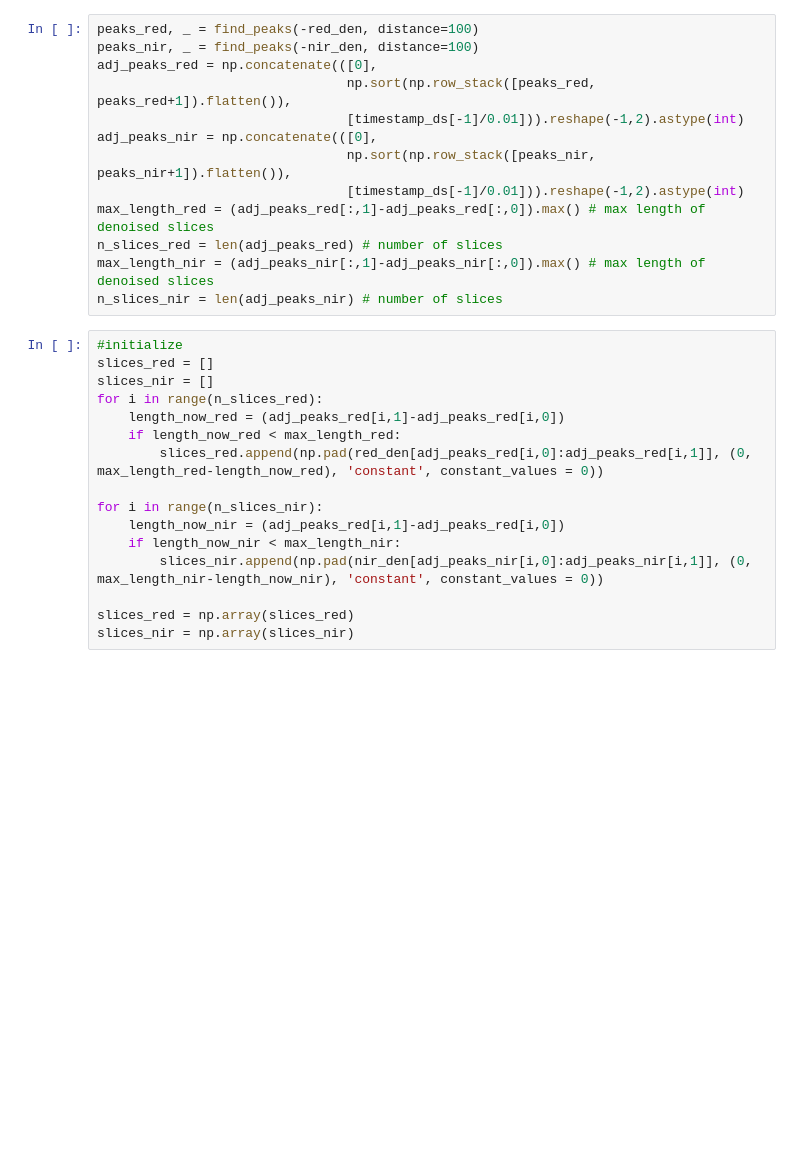
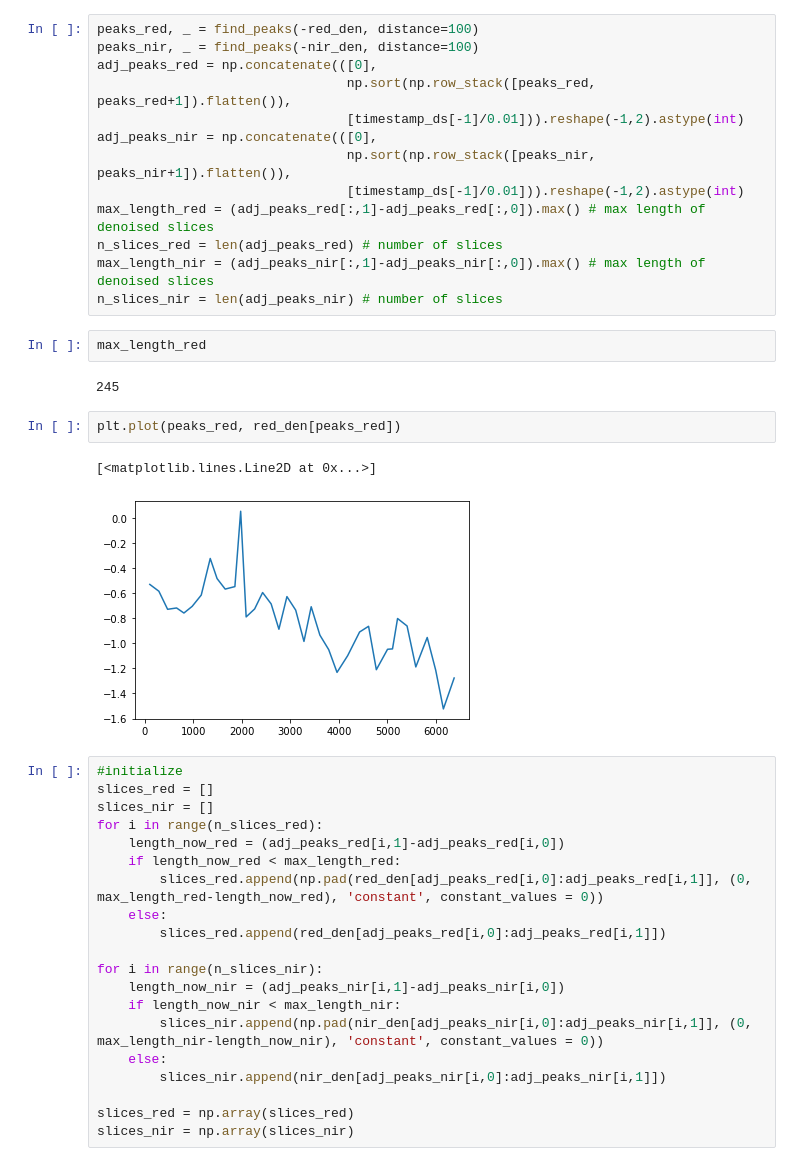
Before and after one commit to Zehao-x/diabetes_classification, a Jupyter notebook: glucose detection.ipynb, the cells around one changed output. Saved outputs shown, nothing was run; the diff lists cells and outputs as text; blank space fills up the shorter version.

```diff
--- a/glucose detection.ipynb
+++ b/glucose detection.ipynb
@@ -64,6 +64,15 @@ max_length_red = (adj_peaks_red[:,1]-adj_peaks_red[:,0]).max() # max length of d
 n_slices_red = len(adj_peaks_red) # number of slices
 max_length_nir = (adj_peaks_nir[:,1]-adj_peaks_nir[:,0]).max() # max length of denoised slices
 n_slices_nir = len(adj_peaks_nir) # number of slices
+# %%
+max_length_red
+# %% [output]
+245
+# %%
+plt.plot(peaks_red, red_den[peaks_red])
+# %% [output]
+[<matplotlib.lines.Line2D at 0x...>]
+[figure, added]
 # %%
 #initialize
 slices_red = []
@@ -72,11 +81,15 @@ for i in range(n_slices_red):
     length_now_red = (adj_peaks_red[i,1]-adj_peaks_red[i,0])
     if length_now_red < max_length_red:
         slices_red.append(np.pad(red_den[adj_peaks_red[i,0]:adj_peaks_red[i,1]], (0, max_length_red-length_now_red), 'constant', constant_values = 0))
+    else:
+        slices_red.append(red_den[adj_peaks_red[i,0]:adj_peaks_red[i,1]])
 
 for i in range(n_slices_nir):
-    length_now_nir = (adj_peaks_red[i,1]-adj_peaks_red[i,0])
+    length_now_nir = (adj_peaks_nir[i,1]-adj_peaks_nir[i,0])
     if length_now_nir < max_length_nir:
         slices_nir.append(np.pad(nir_den[adj_peaks_nir[i,0]:adj_peaks_nir[i,1]], (0, max_length_nir-length_now_nir), 'constant', constant_values = 0))
+    else:
+        slices_nir.append(nir_den[adj_peaks_nir[i,0]:adj_peaks_nir[i,1]])
 
 slices_red = np.array(slices_red)
 slices_nir = np.array(slices_nir)
```
Also changed, not shown: parts of 9 cells of this notebook.
